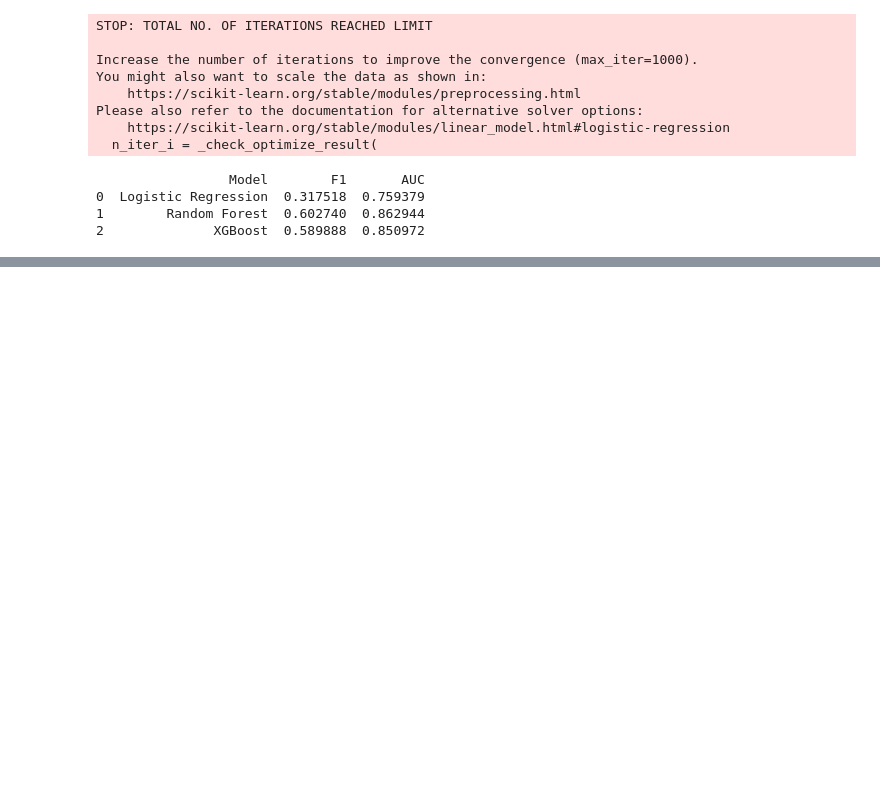
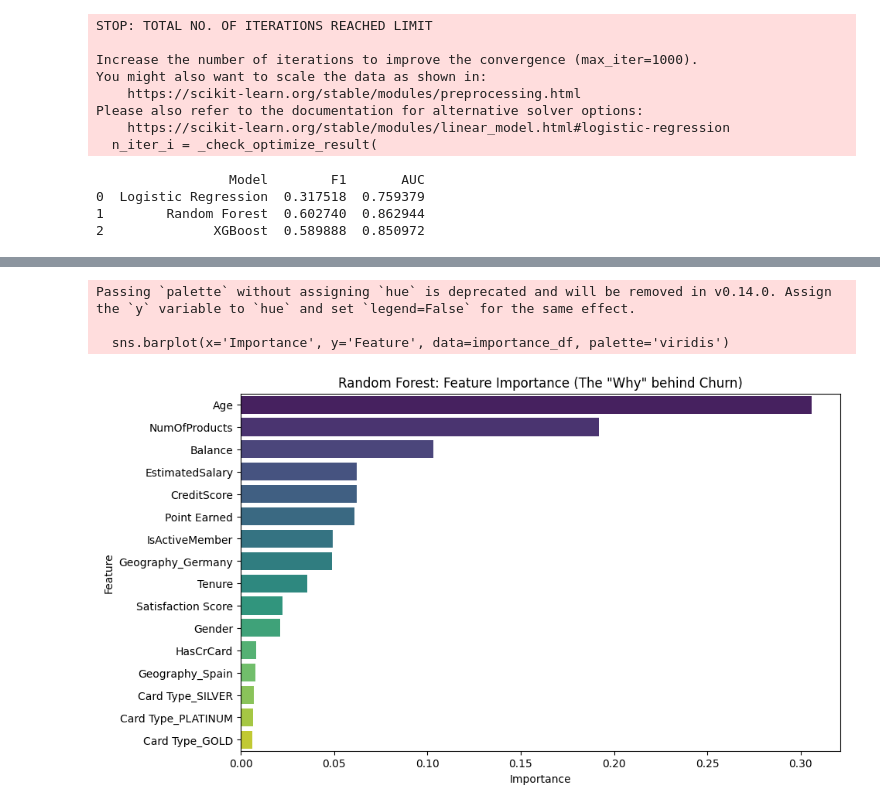
Before and after one commit to Ar-2c/Complete-churn-pipeline, a Jupyter notebook: Notebooks/modeling_experiments.ipynb, the cells around one changed output, grey strips where cells are left out. Drawn from its saved outputs; the diff is of its cells as text; code cells hidden in the pictures; blank space fills up the shorter version.

```diff
--- a/Notebooks/modeling_experiments.ipynb
+++ b/Notebooks/modeling_experiments.ipynb
@@ -79,6 +85,4 @@ As believed, RF and XGBoost did way better on this data than the logistic regres
 # %%
-from sklearn.model_selection import RandomizedSearchCV
-
 rf_grid = {
     'n_estimators': [100, 200, 500],
     'max_depth': [10, 20, 30, None],
@@ -89,10 +93,21 @@ rf_grid = {
 rf_search = RandomizedSearchCV(
     RandomForestClassifier(random_state=42),
     param_distributions=rf_grid,
-    n_iter=10, cv=3, scoring='f1', random_state=42, n_jobs=-1
+    n_iter=10,
+    cv=3,
+    scoring=['f1', 'roc_auc'], # looking at both metrics
+    refit='f1',                # choosing the "Best" based on F1
+    random_state=42,
+    n_jobs=-1
 )
 
 rf_search.fit(X_train, y_train)
-print(f"Best RF F1: {rf_search.best_score_:.4f}")
+
+# pulling the results for the best model found
+best_index = rf_search.best_index_
+best_auc = rf_search.cv_results_['mean_test_roc_auc'][best_index]
+
+print(f"Best RF F1 (Opt): {rf_search.best_score_:.4f}")
+print(f"ROC-AUC: {best_auc:.4f}")
 print(f"Best RF Params: {rf_search.best_params_}")
 # %% [output]
@@ -140,0 +168,19 @@ xgb_search = RandomizedSearchCV(
+# %%
+# get the best RF model
+best_rf = rf_search.best_estimator_
+
+# creating a dataframe of feature importances
+features = X.columns
+importances = best_rf.feature_importances_
+importance_df = pd.DataFrame({'Feature': features, 'Importance': importances}).sort_values(by='Importance', ascending=False)
+
+# plot
+plt.figure(figsize=(10, 6))
+sns.barplot(x='Importance', y='Feature', data=importance_df, palette='viridis')
+plt.title('Random Forest: Feature Importance (The "Why" behind Churn)')
+plt.show()
+# %% [output]
+Passing `palette` without assigning `hue` is deprecated and will be removed in v0.14.0. Assign the `y` variable to `hue` and set `legend=False` for the same effect.
+
+  sns.barplot(x='Importance', y='Feature', data=importance_df, palette='viridis')
+[figure, added]
```
Also changed, not shown: parts of 12 cells of this notebook, 9 other files.
